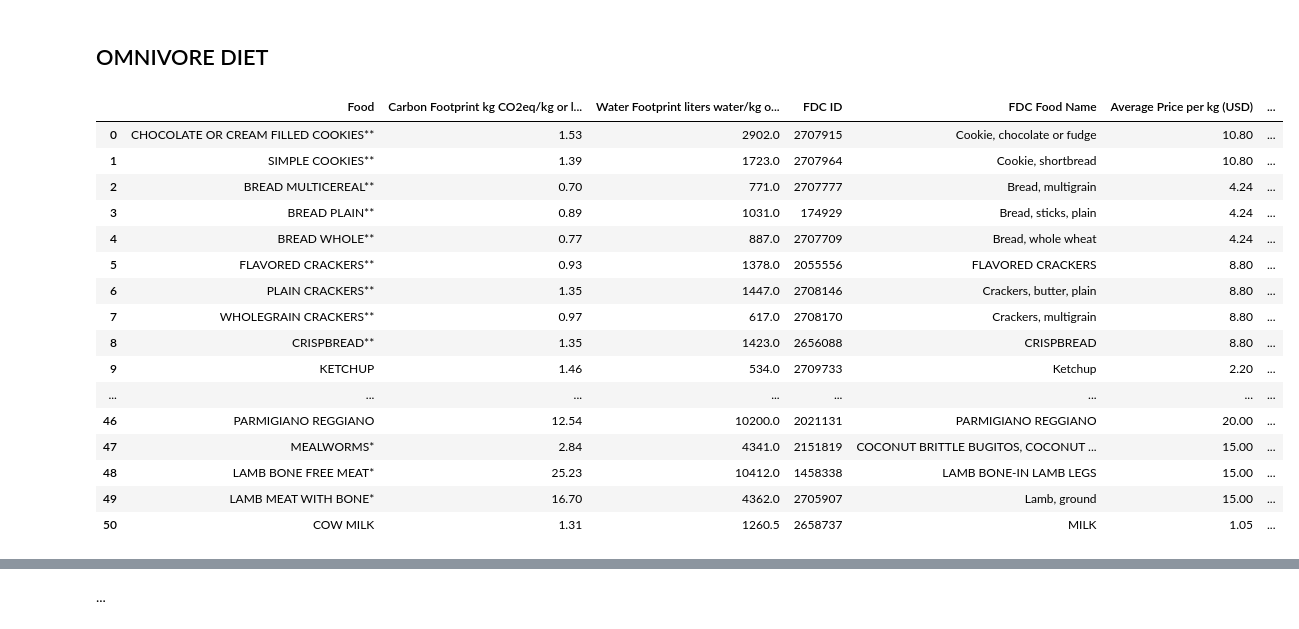
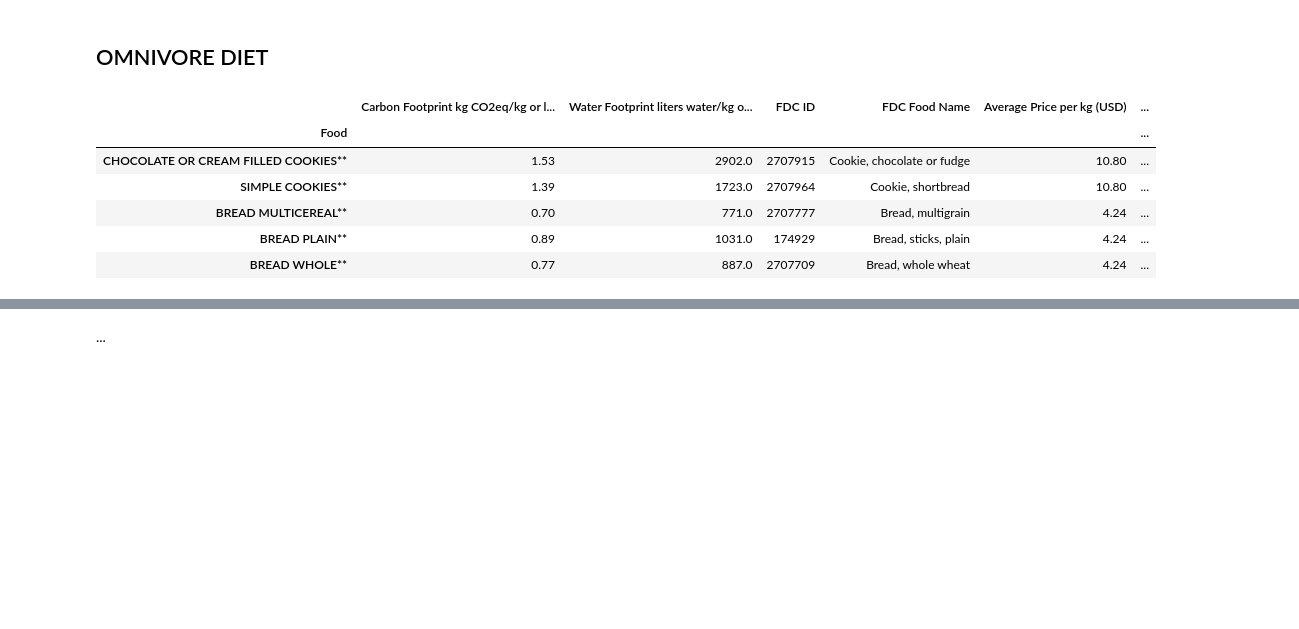
Before and after one commit to reilyfairchild/EEP-153-Proj-02, a Jupyter notebook: Project_2_Code.ipynb, the cells around one changed output, grey strips where cells are left out. Saved outputs shown, nothing was run; the diff lists cells and outputs as text; code cells hidden in the pictures; blank space fills up the shorter version.

```diff
--- a/Project_2_Code.ipynb
+++ b/Project_2_Code.ipynb
@@ -124,40 +124,31 @@ Note: you may need to restart the kernel to use updated packages.
 # %%
 
 import re
 
 # Load the CSV file into a DataFrame
 df = pd.read_csv('food_and_prices.csv')
 
 # Define a regex pattern for common animal products
 animal_product_pattern = r'\b(butter|cheese|milk|kefir|whey|eggnog|mascarpone|mozzarella|stracchino|parmigiano|beef|turbot|cod|ricotta|chicken|carp|salmon|bacon|trout|mealworms|dulce|pork|egg|fish|lamb|turkey|turtle|breast|mollusks|frog|thigh|yogurt|honey|gelatin|cream|lard|sausage|anchovy|shellfish|shrimp|mayo|ham|meat)\b'
 
 # Create a new column 'animal product' that marks items based on the pattern
 df['animal product'] = df['Food commodity ITEM'].apply(
     lambda x: 'animal product' if re.search(animal_product_pattern, str(x), re.IGNORECASE) else 'plant-based'
 )
 
 # Display the updated DataFrame
 df.rename(columns={'Food commodity ITEM': 'Food'}, inplace=True)
 df = df[df['Food'] != 'YEAST COMPRESSED*']
 df['Average Price per 100g (USD)'] = df['Average Price per kg (USD)']/10
 #df.drop('YEAST COMPRESSED*'
 #df[df['animal product'] == 'plant-based'].head(100)
-df.head(50)
+df.set_index('Food', inplace=True)
+df.head()
 # %% [output]
-|  | Food | Carbon Footprint kg CO2eq/kg or l... | Water Footprint liters water/kg o... | FDC ID | FDC Food Name | Average Price per kg (USD) | ... |
-| 0 | CHOCOLATE OR CREAM FILLED COOKIES** | 1.53 | 2902.0 | 2707915 | Cookie, chocolate or fudge | 10.80 | ... |
-| 1 | SIMPLE COOKIES** | 1.39 | 1723.0 | 2707964 | Cookie, shortbread | 10.80 | ... |
-| 2 | BREAD MULTICEREAL** | 0.70 | 771.0 | 2707777 | Bread, multigrain | 4.24 | ... |
-| 3 | BREAD PLAIN** | 0.89 | 1031.0 | 174929 | Bread, sticks, plain | 4.24 | ... |
-| 4 | BREAD WHOLE** | 0.77 | 887.0 | 2707709 | Bread, whole wheat | 4.24 | ... |
-| 5 | FLAVORED CRACKERS** | 0.93 | 1378.0 | 2055556 | FLAVORED CRACKERS | 8.80 | ... |
-| 6 | PLAIN CRACKERS** | 1.35 | 1447.0 | 2708146 | Crackers, butter, plain | 8.80 | ... |
-| 7 | WHOLEGRAIN CRACKERS** | 0.97 | 617.0 | 2708170 | Crackers, multigrain | 8.80 | ... |
-| 8 | CRISPBREAD** | 1.35 | 1423.0 | 2656088 | CRISPBREAD | 8.80 | ... |
-| 9 | KETCHUP | 1.46 | 534.0 | 2709733 | Ketchup | 2.20 | ... |
-| ... | ... | ... | ... | ... | ... | ... | ... |
-| 46 | PARMIGIANO REGGIANO | 12.54 | 10200.0 | 2021131 | PARMIGIANO REGGIANO | 20.00 | ... |
-| 47 | MEALWORMS* | 2.84 | 4341.0 | 2151819 | COCONUT BRITTLE BUGITOS, COCONUT ... | 15.00 | ... |
-| 48 | LAMB BONE FREE MEAT* | 25.23 | 10412.0 | 1458338 | LAMB BONE-IN LAMB LEGS | 15.00 | ... |
-| 49 | LAMB MEAT WITH BONE* | 16.70 | 4362.0 | 2705907 | Lamb, ground | 15.00 | ... |
-| 50 | COW MILK | 1.31 | 1260.5 | 2658737 | MILK | 1.05 | ... |
+|  | Carbon Footprint kg CO2eq/kg or l... | Water Footprint liters water/kg o... | FDC ID | FDC Food Name | Average Price per kg (USD) | ... |
+| Food |  |  |  |  |  | ... |
+| CHOCOLATE OR CREAM FILLED COOKIES** | 1.53 | 2902.0 | 2707915 | Cookie, chocolate or fudge | 10.80 | ... |
+| SIMPLE COOKIES** | 1.39 | 1723.0 | 2707964 | Cookie, shortbread | 10.80 | ... |
+| BREAD MULTICEREAL** | 0.70 | 771.0 | 2707777 | Bread, multigrain | 4.24 | ... |
+| BREAD PLAIN** | 0.89 | 1031.0 | 174929 | Bread, sticks, plain | 4.24 | ... |
+| BREAD WHOLE** | 0.77 | 887.0 | 2707709 | Bread, whole wheat | 4.24 | ... |
```
Also changed, not shown: parts of 20 cells of this notebook.
